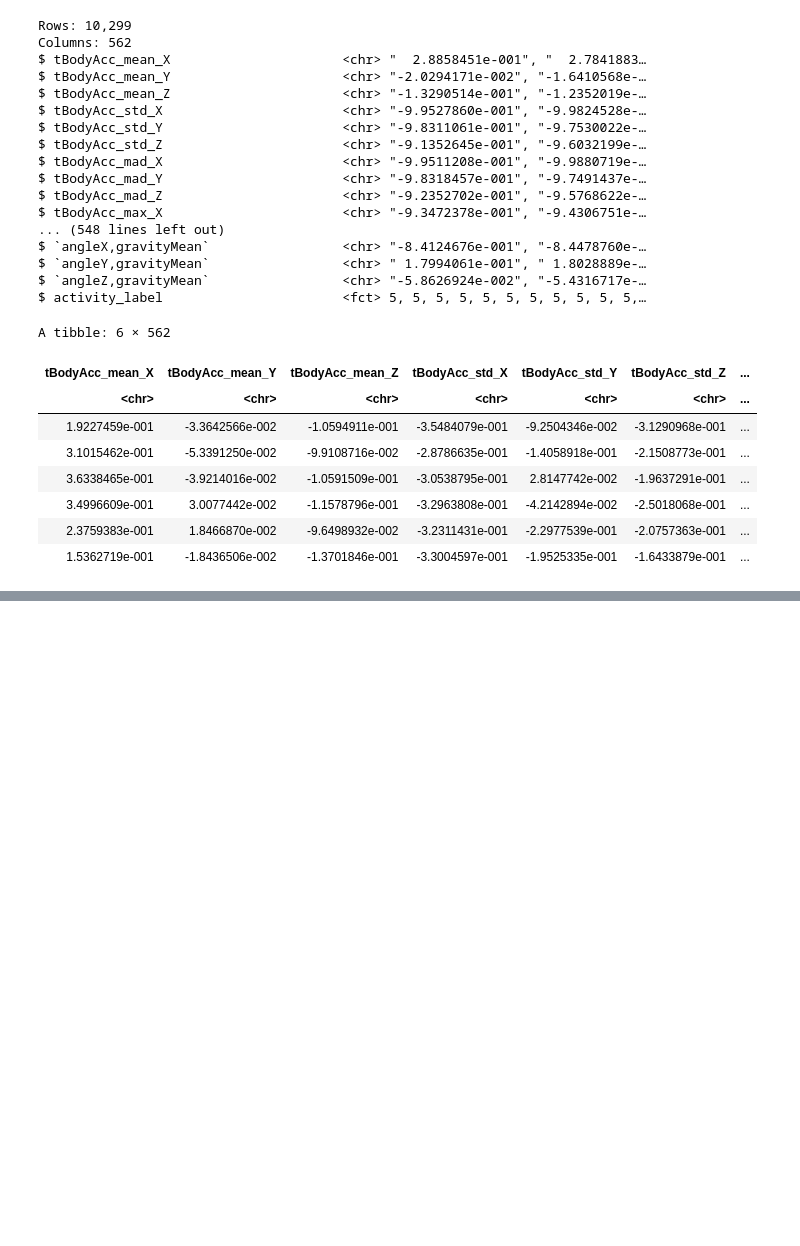
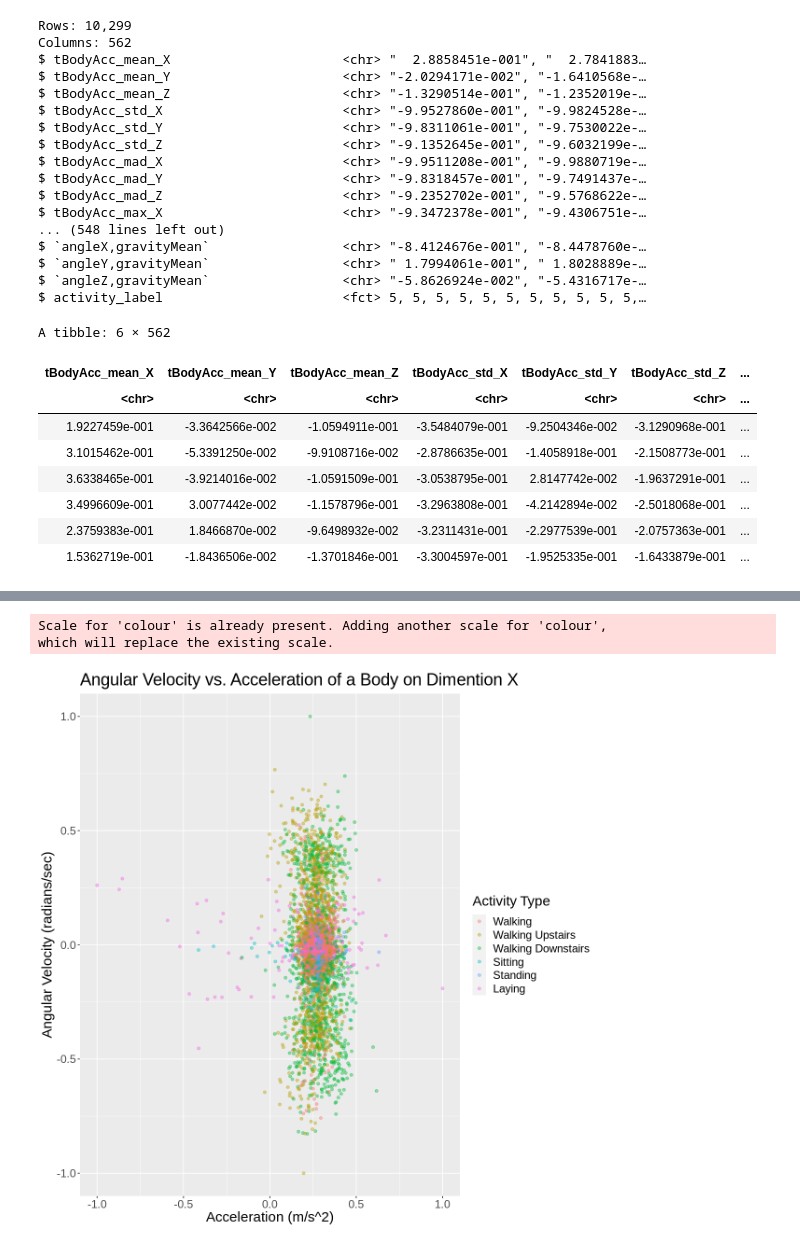
Before and after one commit to eleahj/dsci_project, a Jupyter notebook: human_activities.ipynb, the cells around one changed output, grey strips where cells are left out. Drawn from its saved outputs; the diff is of its cells as text; code cells hidden in the pictures; blank space fills up the shorter version.

Commit message:
Cleaned up
cleaned up comments, added titles, etc.

```diff
--- a/human_activities.ipynb
+++ b/human_activities.ipynb
@@ -376,0 +247,18 @@ which will replace the existing scale.
+# %%
+#  Using only training data, compares the distributions of each of the predictor variables
+
+#Plot 1: Angular Velocity vs. Acceleration of a Body on Dimention X
+accl_gyro_x <- training_subset %>%
+  ggplot(aes(x = tBodyAcc_mean_X, y = tBodyGyro_mean_X, color = activity_label)) +
+  ggtitle("Angular Velocity vs. Acceleration of a Body on Dimention X") +
+  geom_point(alpha = 0.4) +
+  labs(x = "Acceleration (m/s^2)", y = "Angular Velocity (radians/sec)", color = "Activity Type") +
+  scale_color_brewer(palette = "Set2") +
+  scale_color_discrete(labels = c("Walking", "Walking Upstairs", "Walking Downstairs", "Sitting", "Standing", "Laying")) +
+  theme(text = element_text(size = 18), plot.title = element_text(size=22))
+
+accl_gyro_x
+# %% [output]
+Scale for 'colour' is already present. Adding another scale for 'colour',
+which will replace the existing scale.
+[figure, added]
```
Also changed, not shown: parts of 24 cells of this notebook.
